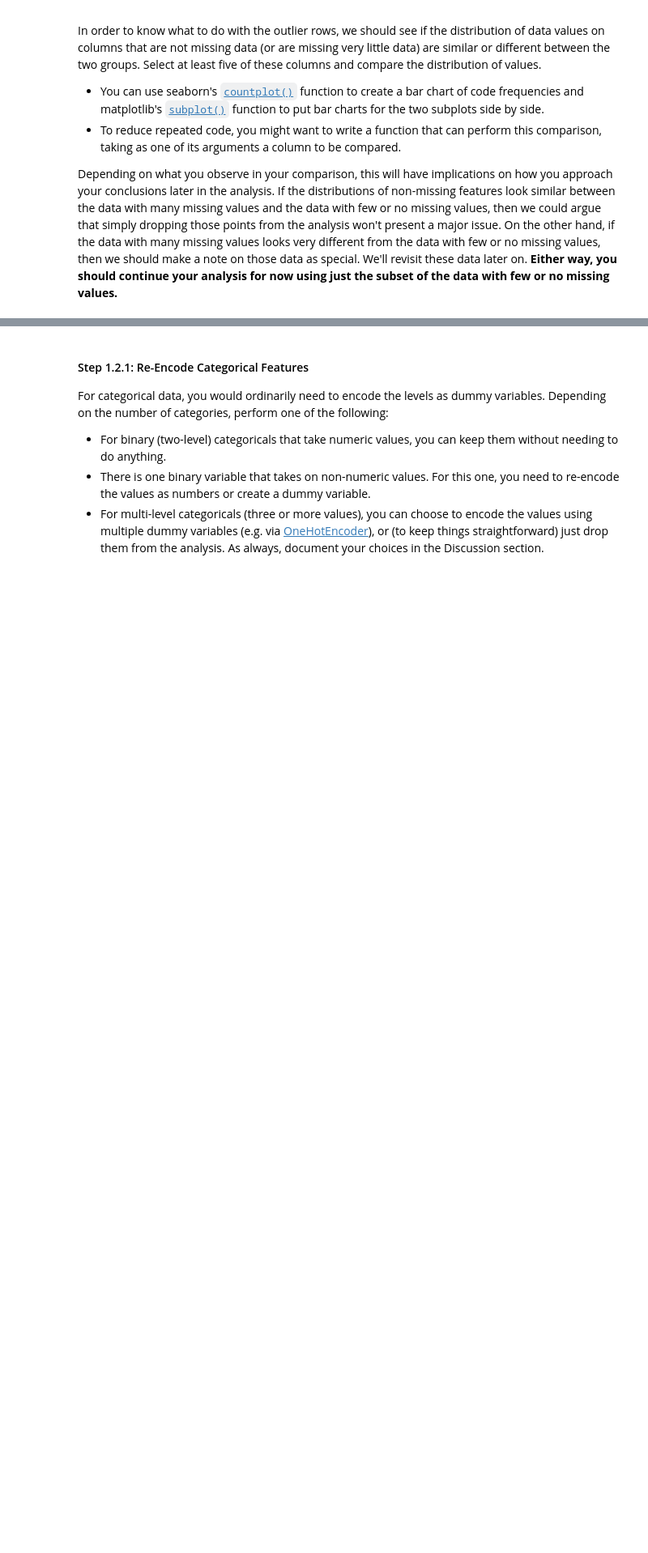
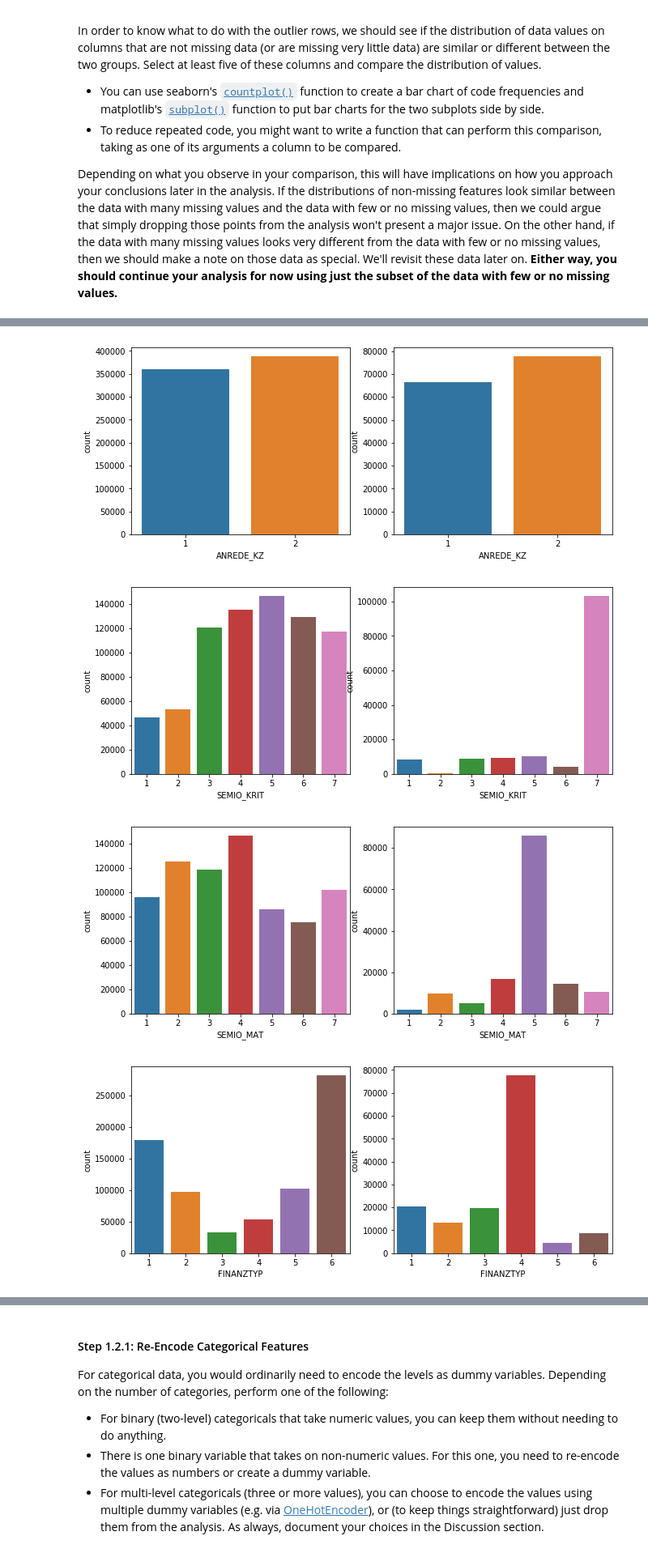
Before and after one commit to KeraKitty/identify_customer_segments, a Jupyter notebook: Identify_Customer_Segments.ipynb, the cells around one changed output, grey strips where cells are left out. Shown at 81% size. Drawn from its saved outputs; the diff is of its cells as text; code cells hidden in the pictures; blank space fills up the shorter version.

```diff
--- a/Identify_Customer_Segments.ipynb
+++ b/Identify_Customer_Segments.ipynb
@@ -132,3 +252,10 @@ For the remaining features, are there any patterns in which columns have, or sha
 # %%
 # Remove the outlier columns from the dataset. (You'll perform other data
 # engineering tasks such as re-encoding and imputation later.)
+
+drop_labels = outlier_attrs['attribute'].tolist()
+
+azdias_clean.drop(columns = drop_labels, inplace = True)
+
+# Confirm outlier attributes dropped, should return ((891221, 79), (79, 5))
+azdias_clean.shape, feat_info_clean.shape
@@ -148,3 +315,9 @@ In order to know what to do with the outlier rows, we should see if the distribu
 Depending on what you observe in your comparison, this will have implications on how you approach your conclusions later in the analysis. If the distributions of non-missing features look similar between the data with many missing values and the data with few or no missing values, then we could argue that simply dropping those points from the analysis won't present a major issue. On the other hand, if the data with many missing values looks very different from the data with few or no missing values, then we should make a note on those data as special. We'll revisit these data later on. **Either way, you should continue your analysis for now using just the subset of the data with few or no missing values.**
 # %%
 # How much data is missing in each row of the dataset?
+
+# Count NaNs in each row and save to new attribute
+azdias_clean['nan_count'] = azdias_clean.isnull().sum(axis=1)
+
+# Print summary statistics of new attribute
+azdias_clean.nan_count.describe()
@@ -151,3 +334,10 @@ Depending on what you observe in your comparison, this will have implications on
 # %%
 # Write code to divide the data into two subsets based on the number of missing
 # values in each row.
+
+# Calculate outlier threshold
+row_thresh = outlier_thresh(azdias_clean)
+
+# Split data into subsets
+azdias_low_nan = azdias_clean[azdias_clean.nan_count <= row_thresh].copy()
+azdias_high_nan = azdias_clean[azdias_clean.nan_count > row_thresh].copy()
@@ -160,0 +361,26 @@ Depending on what you observe in your comparison, this will have implications on
+# %%
+# Function to compare distributions between subsets
+def subset_compare(subset1, subset2, attr):
+    plt.figure()
+
+    # Plot for subset 1
+    plt.subplot(1, 2, 1)
+    sns.countplot(x = attr, data = subset1)
+
+    # Plot for subset 2
+    plt.subplot(1, 2, 2)
+    sns.countplot(x = attr, data = subset2)
+
+    plt.subplots_adjust(bottom=0.1, right=1.5, top=0.9)
+    plt.show()
+# %%
+# Chosen columns: ANREDE_KZ, FINANZ_ANLEGER, FINANZ_HAUSBAUER, GREEN_AVANTGARDE, ZABEOTYP
+col_list = ['ANREDE_KZ', 'SEMIO_KRIT', 'SEMIO_MAT', 'FINANZTYP', 'ZABEOTYP']
+
+for column in col_list:
+    subset_compare(azdias_low_nan, azdias_high_nan, column)
+# %% [output]
+[figure, added]
+[figure, added]
+[figure, added]
+[figure, added]
```
Also changed, not shown: parts of 124 cells of this notebook.
